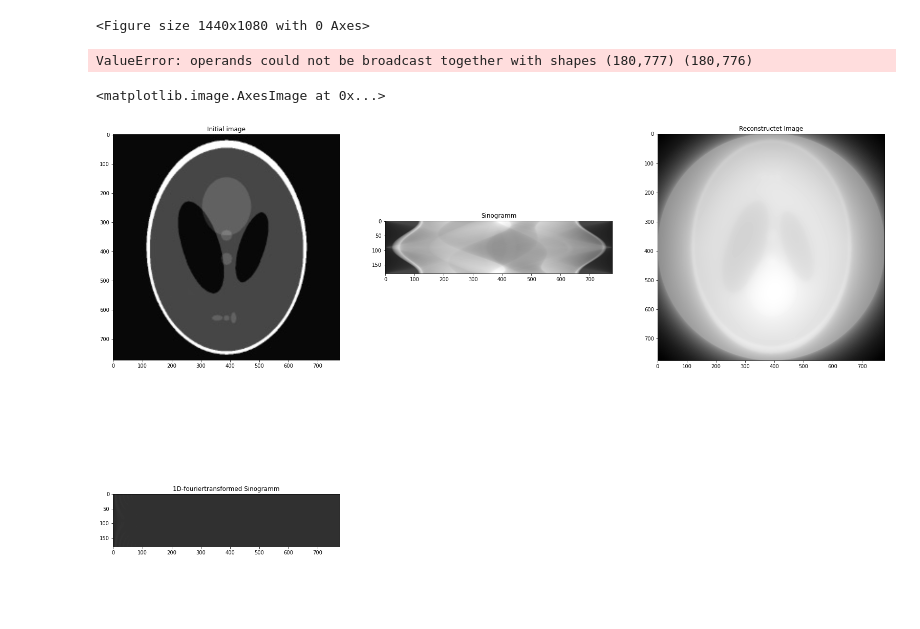
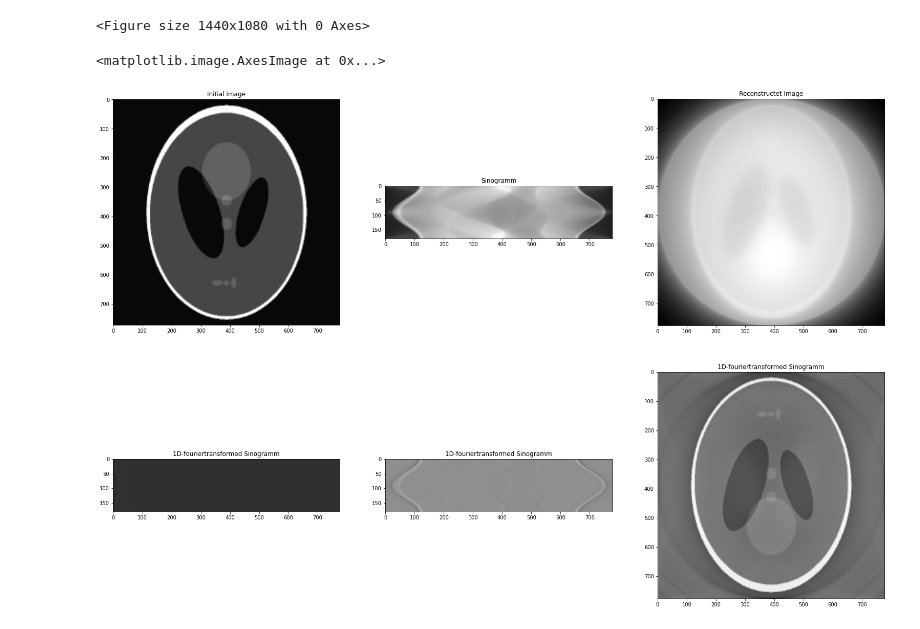
Before and after one commit to Friedrich-Jahns/Bildgebende-Verfahren_Programme, a Jupyter notebook: sinogramm/sinogramm.ipynb, the cells around one changed output. Drawn from its saved outputs; the diff is of its cells as text; code cells hidden in the pictures; blank space fills up the shorter version.

```diff
--- a/sinogramm/sinogramm.ipynb
+++ b/sinogramm/sinogramm.ipynb
@@ -49,7 +49,7 @@ def inv_fourier(img):
 def ramp(img):
     a,b = np.array(img).shape
     size = [a if a>b else b][0]
-    ramp = np.floor(np.arange(0.5, size//2 + 0.1, 0.5))
+    ramp = np.floor(np.arange(0, size//2 + 0.1, 0.5))
     return img * np.tile(ramp,(180,1))
 # %%
 plt.figure(figsize = (20,15))
@@ -58,32 +58,37 @@ sinogramm = radon_trans(imgg)
 recon = inv_radon_trans(sinogramm)
 # %% [output]
 <Figure size 1440x1080 with 0 Axes>
-# %%
-filtered_recon = fourier(sinogramm)
-filtered_recon = ramp(filtered_recon)
-filtered_recon = inv_fourier(filtered_recon)
-filtered_recon = inv_radon_trans(filtered_recon)
-plt.imshow(filtered_recon)
-# %% [output]
-ValueError: operands could not be broadcast together with shapes (180,777) (180,776)
+# %%
+fouriertrans = fourier(sinogramm)
+filtering = ramp(fouriertrans)
+filtered_sino = inv_fourier(filtering)
+filtered_recon = inv_radon_trans(filtered_sino)
 # %%
 plt.figure(figsize = (27,18))
 
 plt.subplot(231)
 plt.title('Initial image')
 plt.imshow(imgg, cmap = "gray")
 
 plt.subplot(232)
 plt.title('Sinogramm')
 plt.imshow(sinogramm, cmap = "gray")
 
 plt.subplot(233)
 plt.title('Reconstructet Image')
 plt.imshow(recon, cmap = "gray")
 
 plt.subplot(234)
 plt.title('1D-fouriertransformed Sinogramm')
+plt.imshow(fouriertrans, cmap = "gray")
+
+plt.subplot(235)
+plt.title('1D-fouriertransformed Sinogramm')
+plt.imshow(filtered_sino, cmap = "gray")
+
+plt.subplot(236)
+plt.title('1D-fouriertransformed Sinogramm')
 plt.imshow(filtered_recon, cmap = "gray")
 # %% [output]
 <matplotlib.image.AxesImage at 0x...>
-[figure, old version]
+[figure, new version]
```
